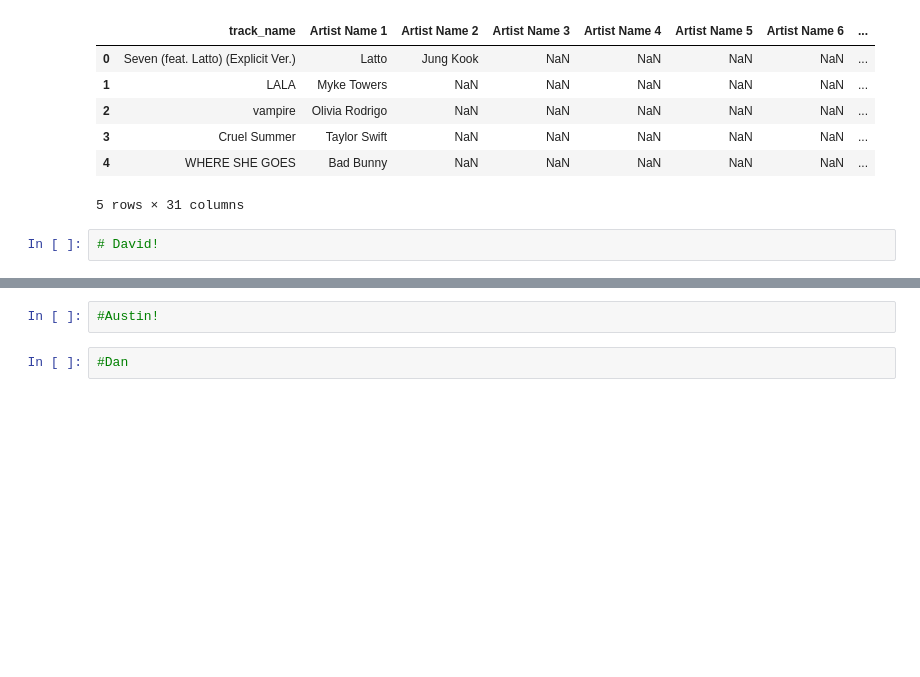
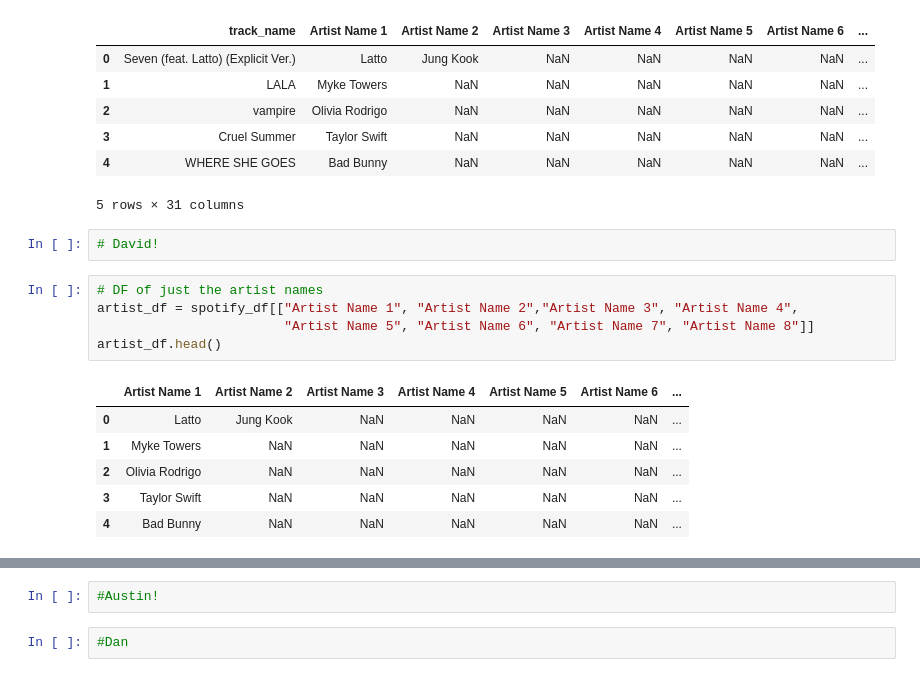
Before and after one commit to d6kramer/project-1-group-08, a Jupyter notebook: starter_notebook.ipynb, the cells around one changed output, grey strips where cells are left out. Saved outputs shown, nothing was run; the diff lists cells and outputs as text; blank space fills up the shorter version.

```diff
--- a/starter_notebook.ipynb
+++ b/starter_notebook.ipynb
@@ -21,3 +22,15 @@ spotify_df.head()
 5 rows × 31 columns
 # %%
 # David!
+# %%
+# DF of just the artist names
+artist_df = spotify_df[["Artist Name 1", "Artist Name 2","Artist Name 3", "Artist Name 4",
+                        "Artist Name 5", "Artist Name 6", "Artist Name 7", "Artist Name 8"]]
+artist_df.head()
+# %% [output]
+|  | Artist Name 1 | Artist Name 2 | Artist Name 3 | Artist Name 4 | Artist Name 5 | Artist Name 6 | ... |
+| 0 | Latto | Jung Kook | NaN | NaN | NaN | NaN | ... |
+| 1 | Myke Towers | NaN | NaN | NaN | NaN | NaN | ... |
+| 2 | Olivia Rodrigo | NaN | NaN | NaN | NaN | NaN | ... |
+| 3 | Taylor Swift | NaN | NaN | NaN | NaN | NaN | ... |
+| 4 | Bad Bunny | NaN | NaN | NaN | NaN | NaN | ... |
```
Also changed, not shown: parts of 2 cells of this notebook.
